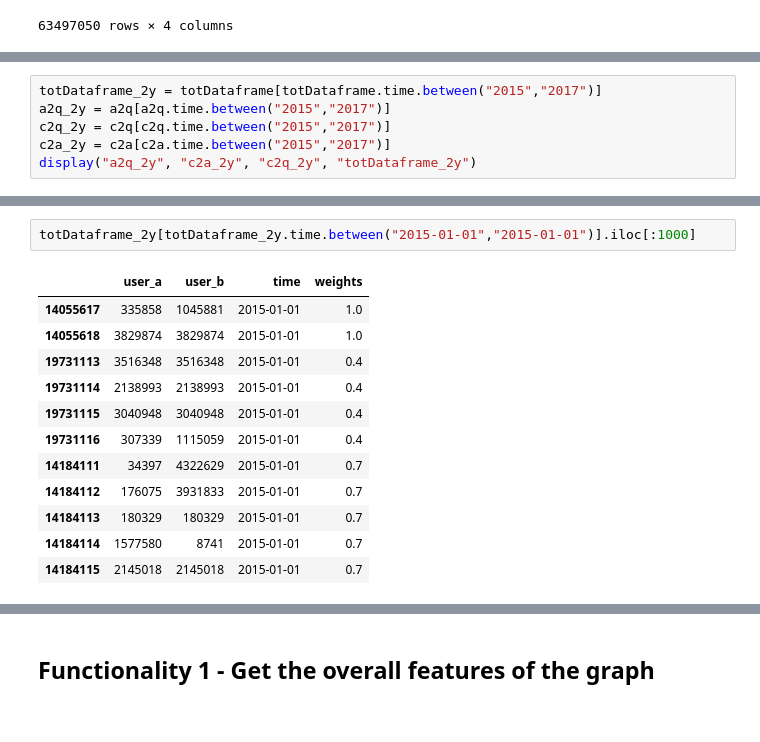
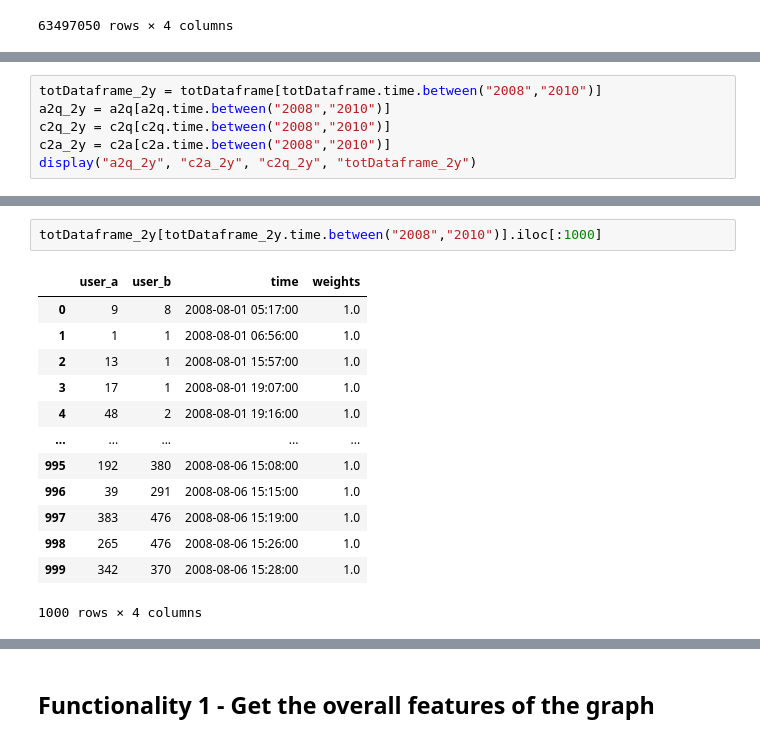
Before and after one commit to michele1783/ADM-HW5, a Jupyter notebook: test-Ame.ipynb, the cells around one changed output, grey strips where cells are left out. Cells and saved outputs as stored; diff of their text form.

```diff
--- a/test-Ame.ipynb
+++ b/test-Ame.ipynb
@@ -128,8 +139,8 @@ totDataframe
 # %%
-totDataframe_2y = totDataframe[totDataframe.time.between("2015","2017")]
-a2q_2y = a2q[a2q.time.between("2015","2017")]
-c2q_2y = c2q[c2q.time.between("2015","2017")]
-c2a_2y = c2a[c2a.time.between("2015","2017")]
+totDataframe_2y = totDataframe[totDataframe.time.between("2008","2010")]
+a2q_2y = a2q[a2q.time.between("2008","2010")]
+c2q_2y = c2q[c2q.time.between("2008","2010")]
+c2a_2y = c2a[c2a.time.between("2008","2010")]
 display("a2q_2y", "c2a_2y", "c2q_2y", "totDataframe_2y")
 # %% [output]
 a2q_2y
@@ -191,15 +202,16 @@ totDataframe_2y
 # %%
-totDataframe_2y[totDataframe_2y.time.between("2015-01-01","2015-01-01")].iloc[:1000]
+totDataframe_2y[totDataframe_2y.time.between("2008","2010")].iloc[:1000]
 # %% [output]
 |  | user_a | user_b | time | weights |
-| 14055617 | 335858 | 1045881 | 2015-01-01 | 1.0 |
-| 14055618 | 3829874 | 3829874 | 2015-01-01 | 1.0 |
-| 19731113 | 3516348 | 3516348 | 2015-01-01 | 0.4 |
-| 19731114 | 2138993 | 2138993 | 2015-01-01 | 0.4 |
-| 19731115 | 3040948 | 3040948 | 2015-01-01 | 0.4 |
-| 19731116 | 307339 | 1115059 | 2015-01-01 | 0.4 |
-| 14184111 | 34397 | 4322629 | 2015-01-01 | 0.7 |
-| 14184112 | 176075 | 3931833 | 2015-01-01 | 0.7 |
-| 14184113 | 180329 | 180329 | 2015-01-01 | 0.7 |
-| 14184114 | 1577580 | 8741 | 2015-01-01 | 0.7 |
-| 14184115 | 2145018 | 2145018 | 2015-01-01 | 0.7 |
+| 0 | 9 | 8 | 2008-08-01 05:17:00 | 1.0 |
+| 1 | 1 | 1 | 2008-08-01 06:56:00 | 1.0 |
+| 2 | 13 | 1 | 2008-08-01 15:57:00 | 1.0 |
+| 3 | 17 | 1 | 2008-08-01 19:07:00 | 1.0 |
+| 4 | 48 | 2 | 2008-08-01 19:16:00 | 1.0 |
+| ... | ... | ... | ... | ... |
+| 995 | 192 | 380 | 2008-08-06 15:08:00 | 1.0 |
+| 996 | 39 | 291 | 2008-08-06 15:15:00 | 1.0 |
+| 997 | 383 | 476 | 2008-08-06 15:19:00 | 1.0 |
+| 998 | 265 | 476 | 2008-08-06 15:26:00 | 1.0 |
+| 999 | 342 | 370 | 2008-08-06 15:28:00 | 1.0 |
+1000 rows × 4 columns
```
Also changed, not shown: parts of 24 cells of this notebook.
